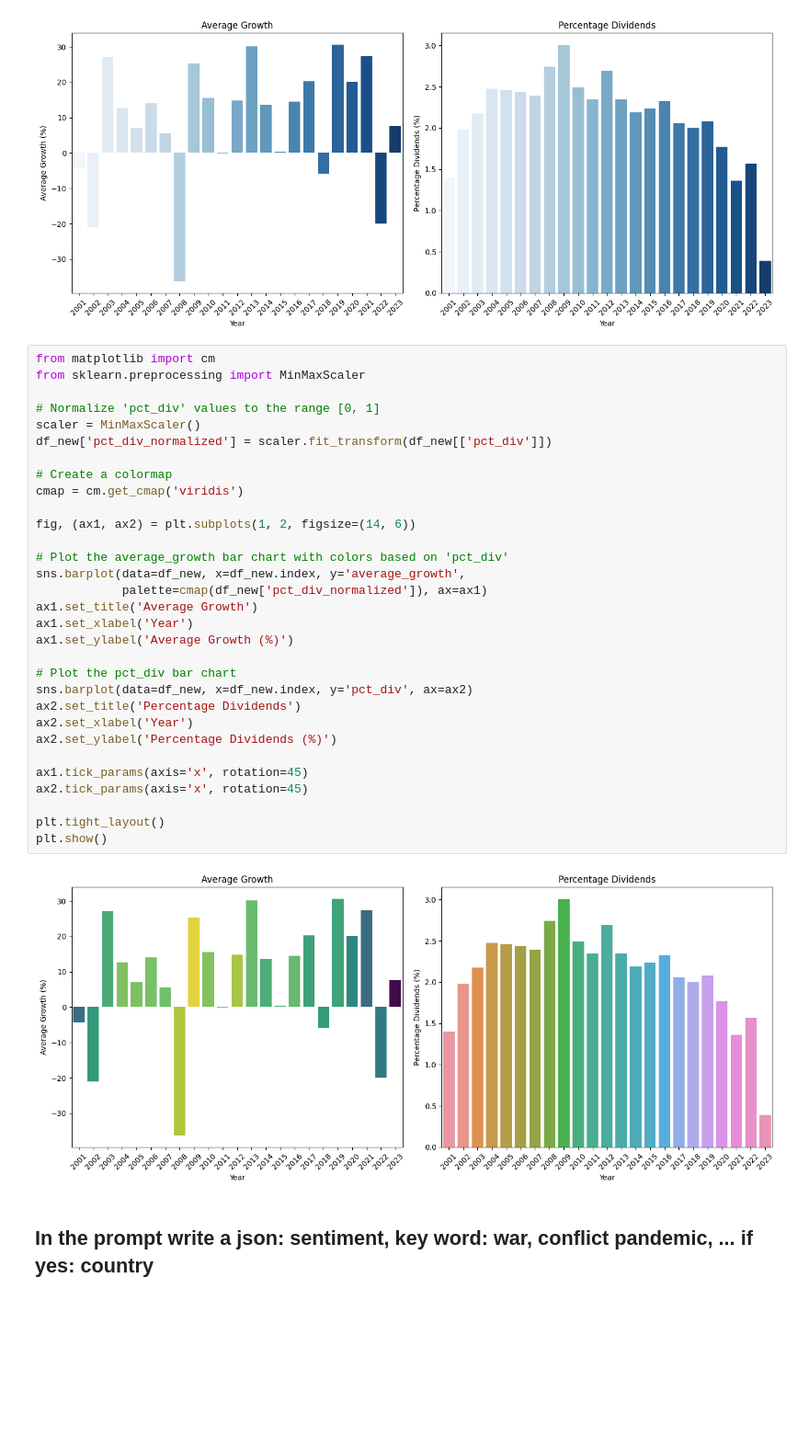
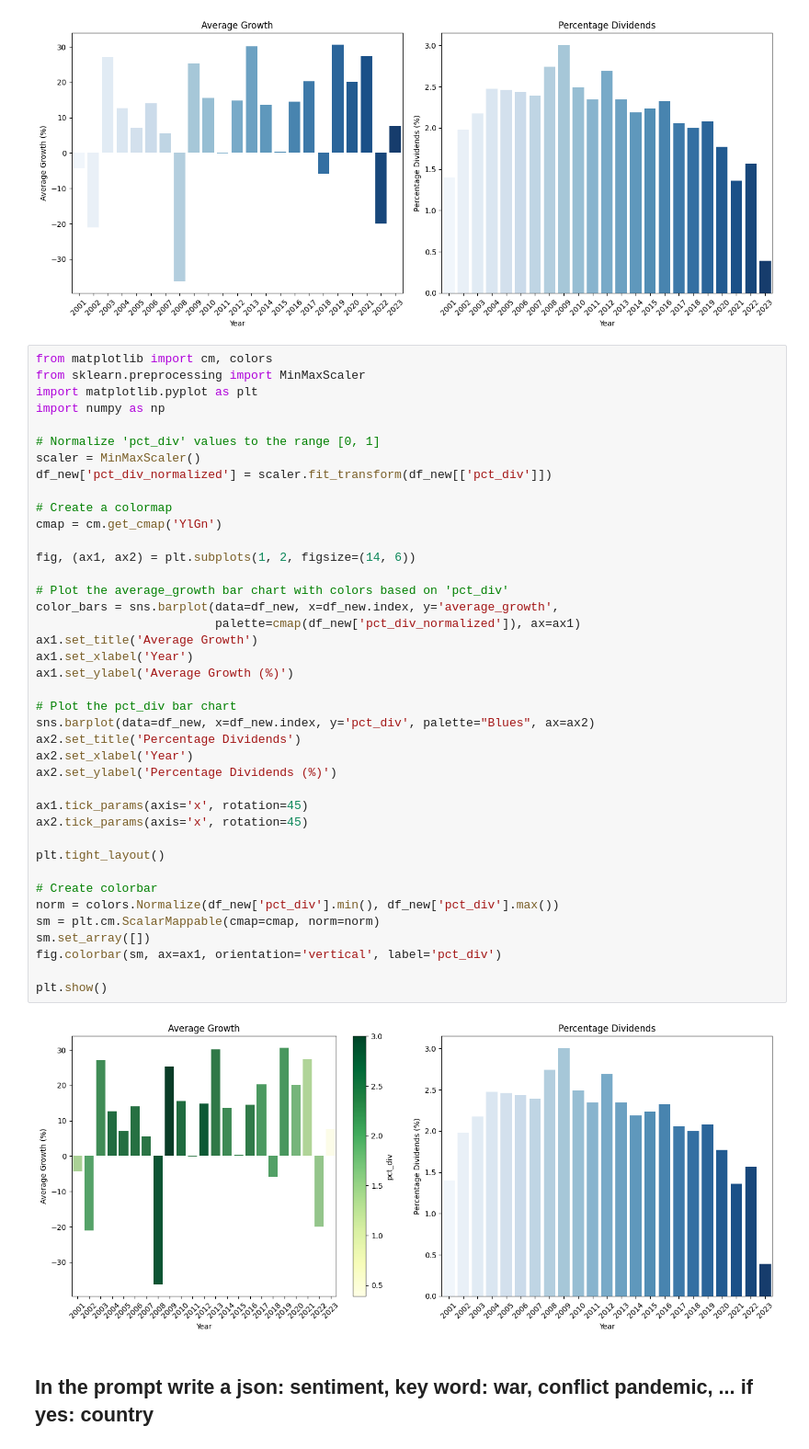
Before and after one commit to clementnardari/StockMarketPrediction, a Jupyter notebook: StockMarketPrediction_V3.ipynb, the cells around one changed output. Shown: that part at 92% size. Cells and saved outputs as stored; diff of their text form; blank space fills up the shorter version.

Commit message:
cmap legend

```diff
--- a/StockMarketPrediction_V3.ipynb
+++ b/StockMarketPrediction_V3.ipynb
@@ -147,38 +147,47 @@ plt.show()
 # %% [output]
 [figure]
 # %%
-from matplotlib import cm
+from matplotlib import cm, colors
 from sklearn.preprocessing import MinMaxScaler
+import matplotlib.pyplot as plt
+import numpy as np
 
 # Normalize 'pct_div' values to the range [0, 1]
 scaler = MinMaxScaler()
 df_new['pct_div_normalized'] = scaler.fit_transform(df_new[['pct_div']])
 
 # Create a colormap
-cmap = cm.get_cmap('viridis')
+cmap = cm.get_cmap('YlGn')
 
 fig, (ax1, ax2) = plt.subplots(1, 2, figsize=(14, 6))
 
 # Plot the average_growth bar chart with colors based on 'pct_div'
-sns.barplot(data=df_new, x=df_new.index, y='average_growth',
-            palette=cmap(df_new['pct_div_normalized']), ax=ax1)
+color_bars = sns.barplot(data=df_new, x=df_new.index, y='average_growth',
+                         palette=cmap(df_new['pct_div_normalized']), ax=ax1)
 ax1.set_title('Average Growth')
 ax1.set_xlabel('Year')
 ax1.set_ylabel('Average Growth (%)')
 
 # Plot the pct_div bar chart
-sns.barplot(data=df_new, x=df_new.index, y='pct_div', ax=ax2)
+sns.barplot(data=df_new, x=df_new.index, y='pct_div', palette="Blues", ax=ax2)
 ax2.set_title('Percentage Dividends')
 ax2.set_xlabel('Year')
 ax2.set_ylabel('Percentage Dividends (%)')
 
 ax1.tick_params(axis='x', rotation=45)
 ax2.tick_params(axis='x', rotation=45)
 
 plt.tight_layout()
+
+# Create colorbar
+norm = colors.Normalize(df_new['pct_div'].min(), df_new['pct_div'].max())
+sm = plt.cm.ScalarMappable(cmap=cmap, norm=norm)
+sm.set_array([])
+fig.colorbar(sm, ax=ax1, orientation='vertical', label='pct_div')
+
 plt.show()
 # %% [output]
-[figure, old version]
+[figure, new version]
 # %% [markdown]
 ## In the prompt write a json: sentiment, key word: war, conflict pandemic, ... if yes: country
 # %% [markdown]
```
